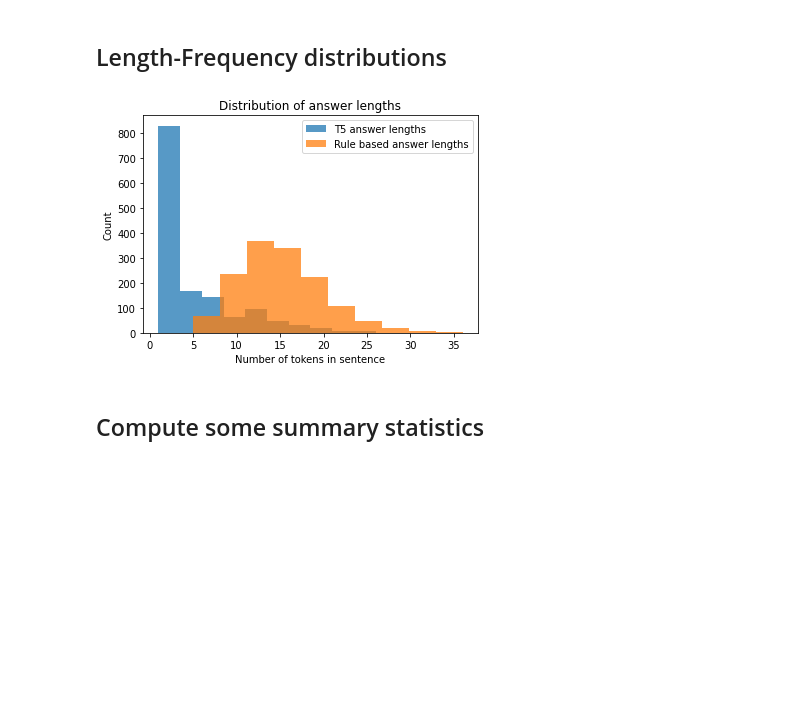
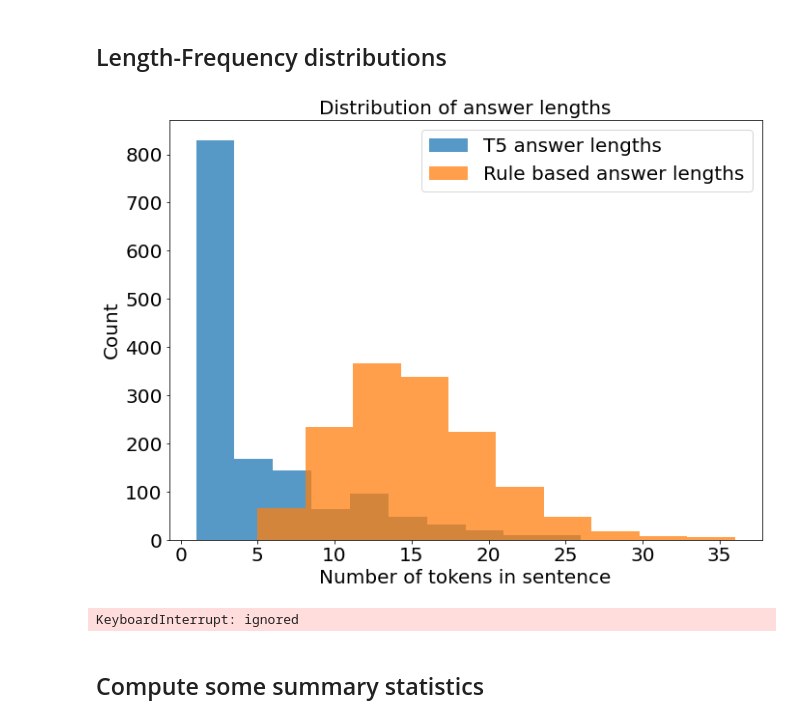
Before and after one commit to johntiger1/hugging-face-generation, a Jupyter notebook: Copy_of_t5_trivia.ipynb, the cells around one changed output. Drawn from its saved outputs; the diff is of its cells as text; code cells hidden in the pictures; blank space fills up the shorter version.

Commit message:
Regenerate diagram

```diff
--- a/Copy_of_t5_trivia.ipynb
+++ b/Copy_of_t5_trivia.ipynb
@@ -2218,16 +2163,26 @@ rule_based_lengths = [len(valid_ans.split()) for valid_ans in valid_more_annotat
 # rule_based_lengths
 # %%
 fig, ax = plt.subplots()
+fig.set_size_inches(11,8)
+SCALE = 20
 ax.hist(transformer_lengths, label="T5 answer lengths", alpha=0.75)
 ax.hist(rule_based_lengths, label="Rule based answer lengths", alpha=0.75)
-ax.set_title("Distribution of answer lengths")
-ax.set_xlabel("Number of tokens in sentence")
-ax.set_ylabel("Count")
+ax.set_title("Distribution of answer lengths", fontsize=SCALE)
+ax.set_xlabel("Number of tokens in sentence", fontsize=SCALE)
+ax.set_ylabel("Count", fontsize=SCALE)
+ax.tick_params(axis='both', which='major', labelsize=20)
+ax.tick_params(axis='both', which='minor', labelsize=20)
 
-ax.legend()
-fig.savefig("LengthDistributionComparison")
+ax.legend(fontsize=SCALE)
+
+fig.savefig("finalLengthDistributionComparison.png", format="png")
 # %% [output]
-[figure, old version]
+[figure, new version]
+# %%
+while True:
+  a = 2
+# %% [output]
+KeyboardInterrupt: ignored
 # %%
 list(dict(rule_based_lengths.most_common()).values())
 # %%
```
Also changed, not shown: parts of 30 cells of this notebook.
